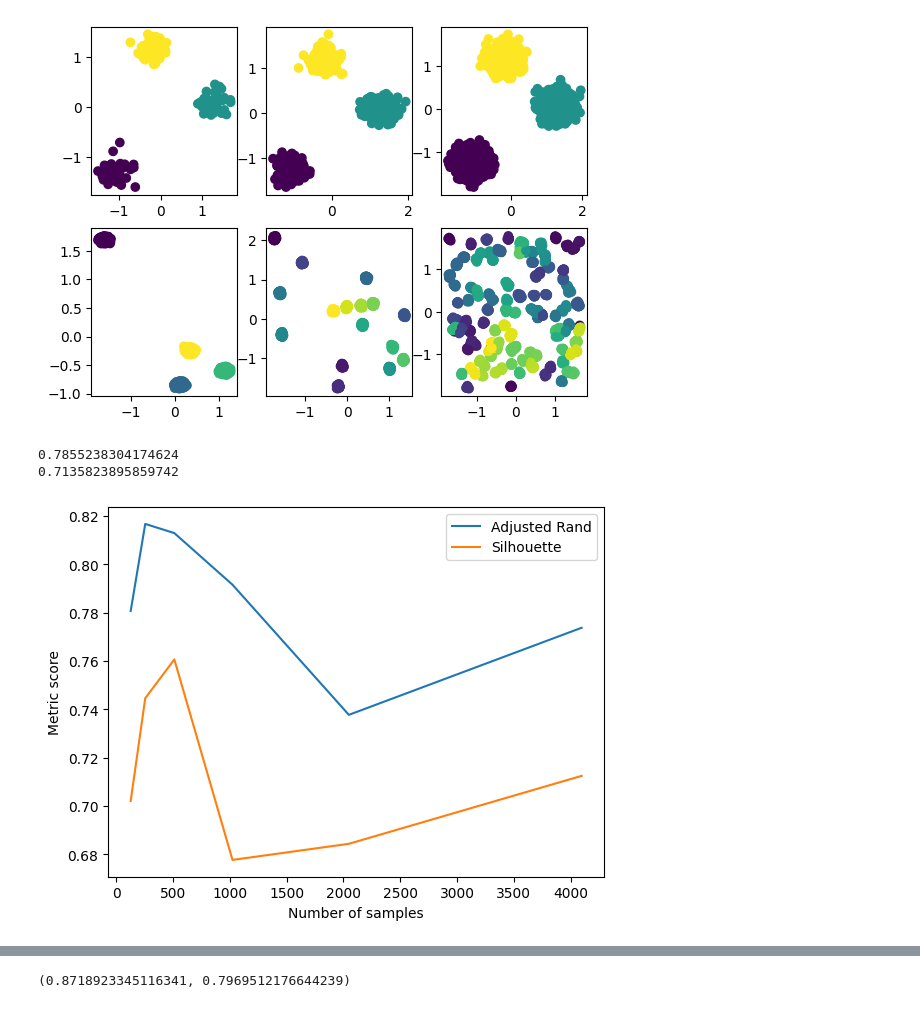
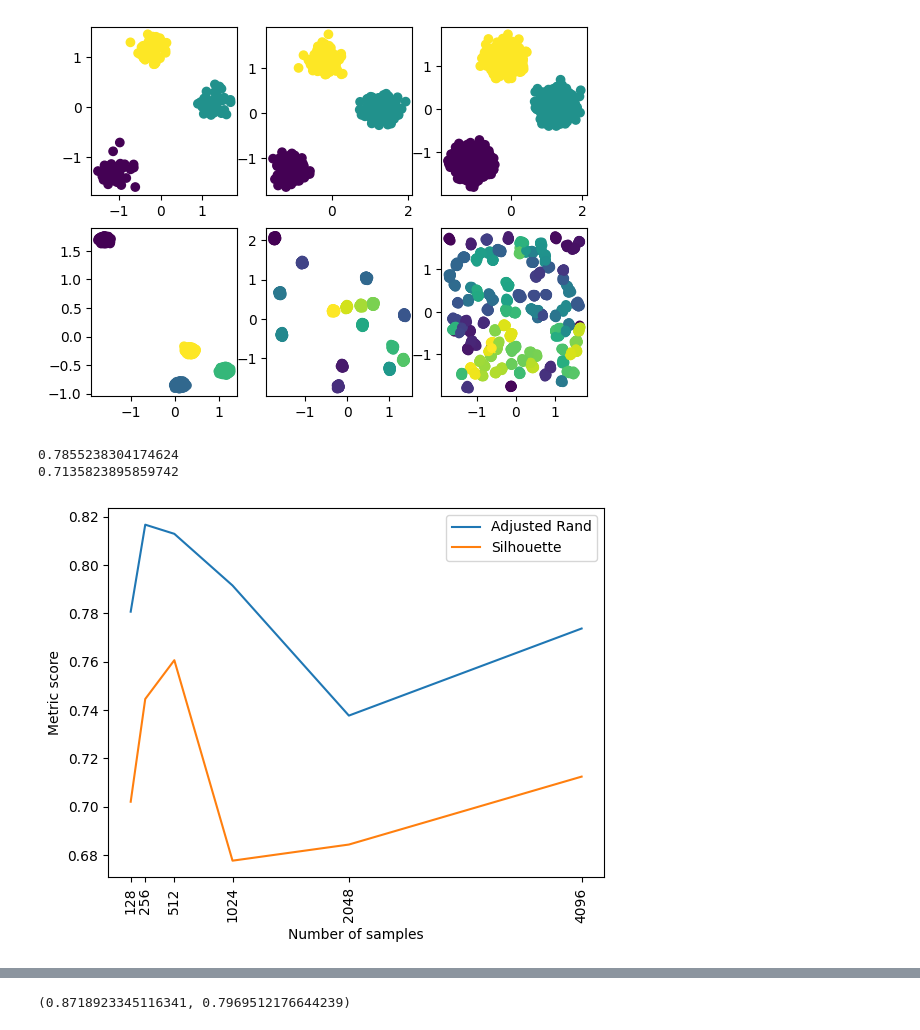
Before and after one commit to mk43v3r/SC4020-Data-Analytics, a Jupyter notebook: HDBSCAN.ipynb, the cells around one changed output, grey strips where cells are left out. Drawn from its saved outputs; the diff is of its cells as text; code cells hidden in the pictures.

```diff
--- a/HDBSCAN.ipynb
+++ b/HDBSCAN.ipynb
@@ -101,34 +102,36 @@ for ss in sample_sizes:
         pred = hdb.fit_predict(z_scale_np_array(blob[0]))
         sum_adjusted_rand += adjusted_rand_score(blob[1], pred)
         sum_sil += silhouette_score(blob[0], pred)
         total_time += time() - start_time
     average_adjusted_rand = sum_adjusted_rand / n
     average_sil = sum_sil / n
     average_time = total_time / n
 
     ss_ar_scores.append(average_adjusted_rand)
     ss_sil_scores.append(average_sil)
     ss_average_times.append(average_time)
 
 ss_overall_average_ar = sum(ss_ar_scores)/len(sample_sizes)
 print(ss_overall_average_ar)
 
 ss_overall_average_sil = sum(ss_sil_scores)/len(sample_sizes)
 print(ss_overall_average_sil)
 
 plt.xlabel("Number of samples")
 plt.ylabel("Metric score")
 
 plt.plot(sample_sizes, ss_ar_scores, label="Adjusted Rand")
 plt.plot(sample_sizes, ss_sil_scores, label="Silhouette")
 
+plt.xticks(sample_sizes, rotation=90)
+
 plt.legend()
 plt.show()
 # No apparent pattern for different sample sizes
 # %% [output]
 0.7855238304174624
 0.7135823895859742
-[figure, old version]
+[figure, new version]
 # %%
 cc_ar_scores = list()
 cc_sil_scores = list()
```
Also changed, not shown: parts of 14 cells of this notebook, 2 other files.
